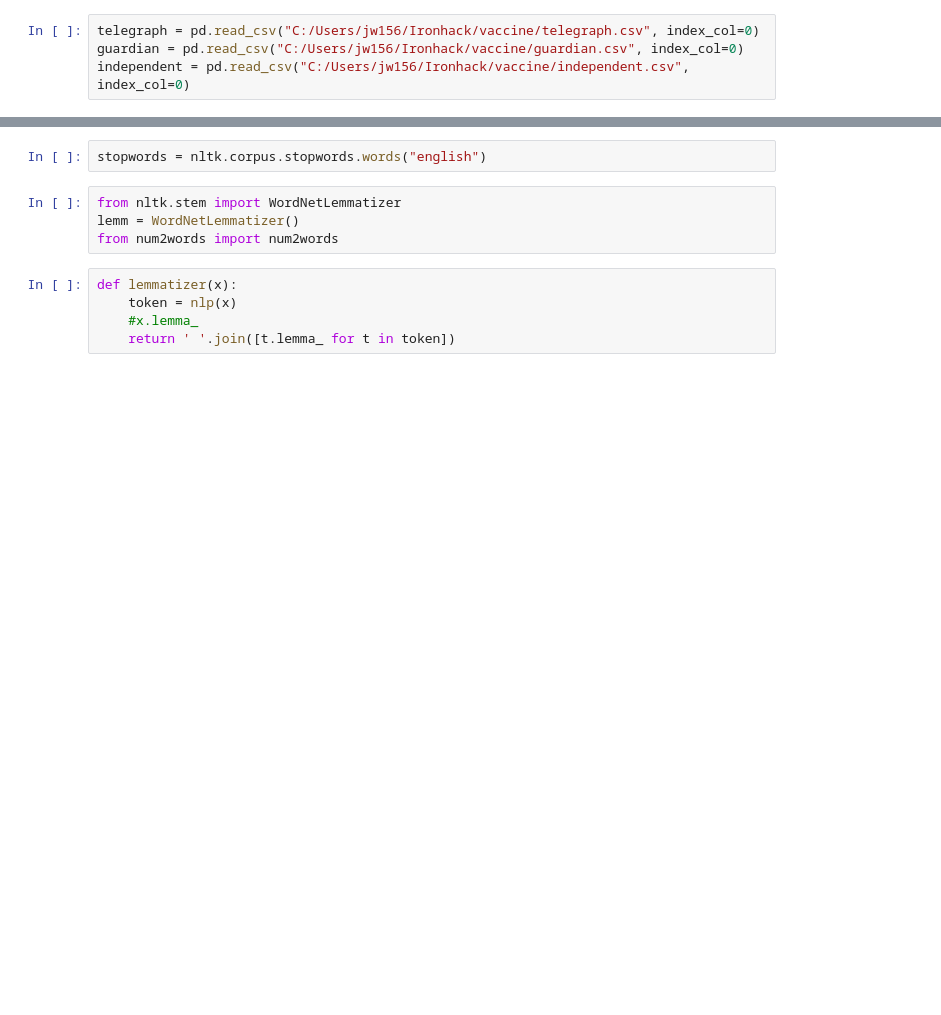
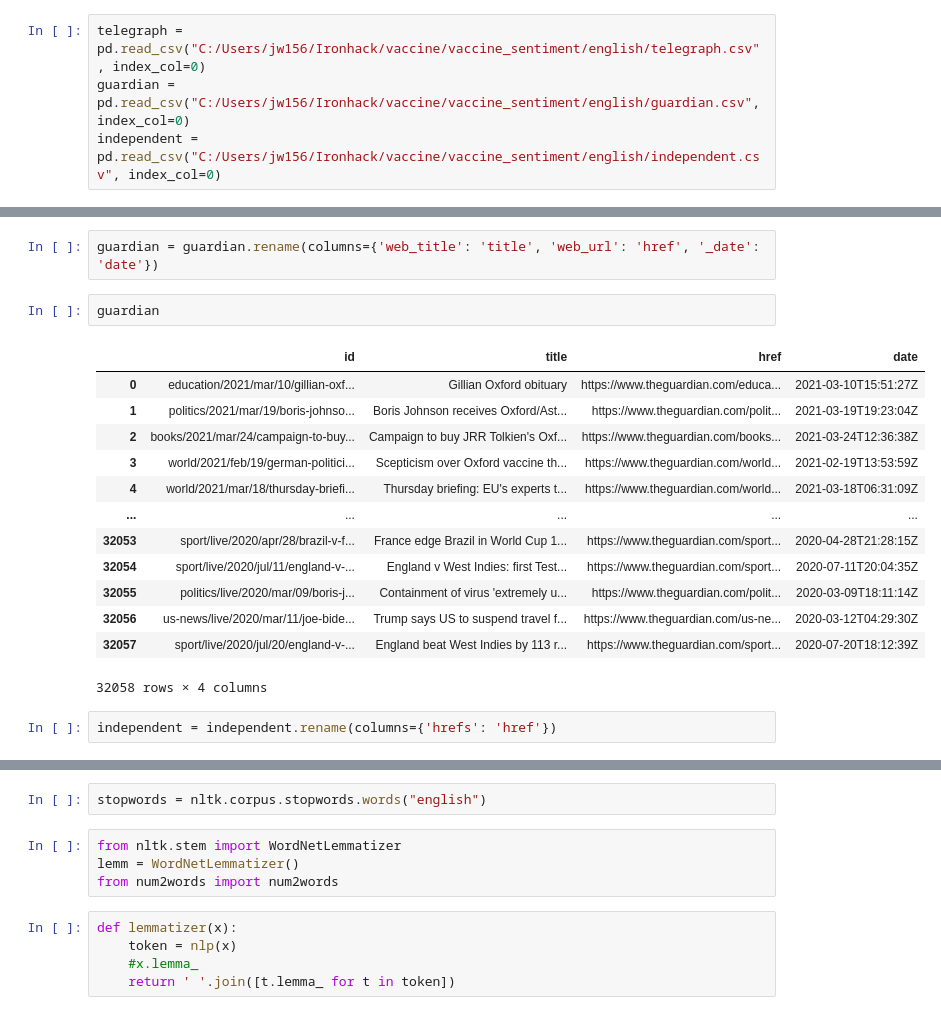
Before and after one commit to jw15667/vaccine_sentiment, a Jupyter notebook: english/text_transformation.ipynb, the cells around one changed output, grey strips where cells are left out. Drawn from its saved outputs; the diff is of its cells as text; blank space fills up the shorter version.

```diff
--- a/english/text_transformation.ipynb
+++ b/english/text_transformation.ipynb
@@ -4,4 +18,4 @@ import nltk
 # %%
-telegraph = pd.read_csv("C:/Users/jw156/Ironhack/vaccine/telegraph.csv", index_col=0)
-guardian = pd.read_csv("C:/Users/jw156/Ironhack/vaccine/guardian.csv", index_col=0)
-independent = pd.read_csv("C:/Users/jw156/Ironhack/vaccine/independent.csv", index_col=0)
+telegraph = pd.read_csv("C:/Users/jw156/Ironhack/vaccine/vaccine_sentiment/english/telegraph.csv", index_col=0)
+guardian = pd.read_csv("C:/Users/jw156/Ironhack/vaccine/vaccine_sentiment/english/guardian.csv", index_col=0)
+independent = pd.read_csv("C:/Users/jw156/Ironhack/vaccine/vaccine_sentiment/english/independent.csv", index_col=0)
@@ -7,0 +40,20 @@ independent = pd.read_csv("C:/Users/jw156/Ironhack/vaccine/independent.csv", ind
+# %%
+guardian = guardian.rename(columns={'web_title': 'title', 'web_url': 'href', '_date': 'date'})
+# %%
+guardian
+# %% [output]
+|  | id | title | href | date |
+| 0 | education/2021/mar/10/gillian-oxf... | Gillian Oxford obituary | https://www.theguardian.com/educa... | 2021-03-10T15:51:27Z |
+| 1 | politics/2021/mar/19/boris-johnso... | Boris Johnson receives Oxford/Ast... | https://www.theguardian.com/polit... | 2021-03-19T19:23:04Z |
+| 2 | books/2021/mar/24/campaign-to-buy... | Campaign to buy JRR Tolkien's Oxf... | https://www.theguardian.com/books... | 2021-03-24T12:36:38Z |
+| 3 | world/2021/feb/19/german-politici... | Scepticism over Oxford vaccine th... | https://www.theguardian.com/world... | 2021-02-19T13:53:59Z |
+| 4 | world/2021/mar/18/thursday-briefi... | Thursday briefing: EU's experts t... | https://www.theguardian.com/world... | 2021-03-18T06:31:09Z |
+| ... | ... | ... | ... | ... |
+| 32053 | sport/live/2020/apr/28/brazil-v-f... | France edge Brazil in World Cup 1... | https://www.theguardian.com/sport... | 2020-04-28T21:28:15Z |
+| 32054 | sport/live/2020/jul/11/england-v-... | England v West Indies: first Test... | https://www.theguardian.com/sport... | 2020-07-11T20:04:35Z |
+| 32055 | politics/live/2020/mar/09/boris-j... | Containment of virus 'extremely u... | https://www.theguardian.com/polit... | 2020-03-09T18:11:14Z |
+| 32056 | us-news/live/2020/mar/11/joe-bide... | Trump says US to suspend travel f... | https://www.theguardian.com/us-ne... | 2020-03-12T04:29:30Z |
+| 32057 | sport/live/2020/jul/20/england-v-... | England beat West Indies by 113 r... | https://www.theguardian.com/sport... | 2020-07-20T18:12:39Z |
+32058 rows × 4 columns
+# %%
+independent = independent.rename(columns={'hrefs': 'href'})
```
Also changed, not shown: parts of 17 cells of this notebook, 1 other file.
